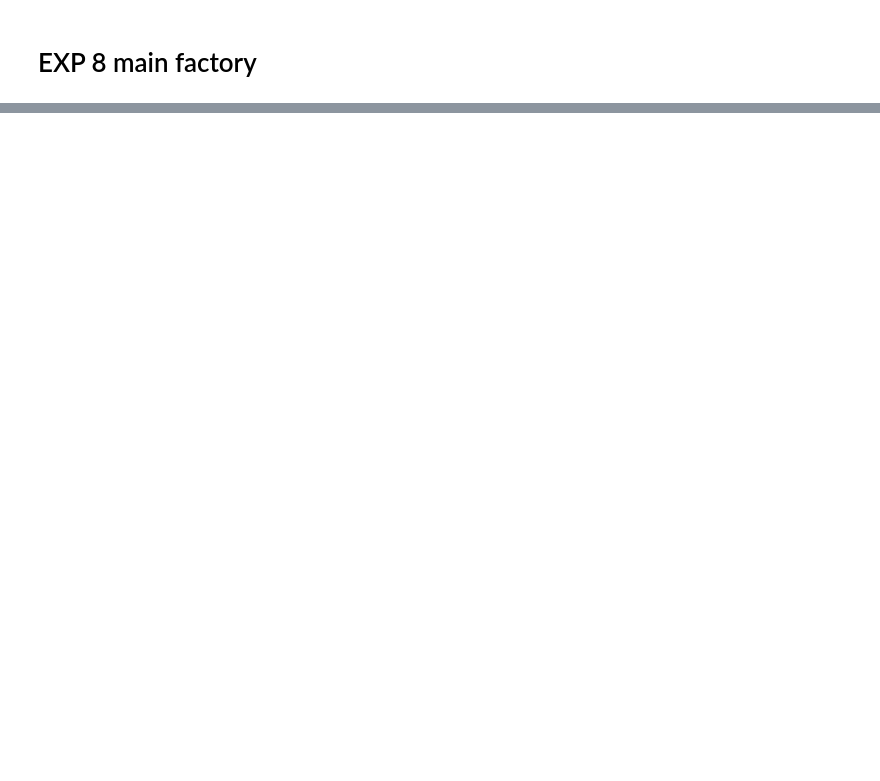
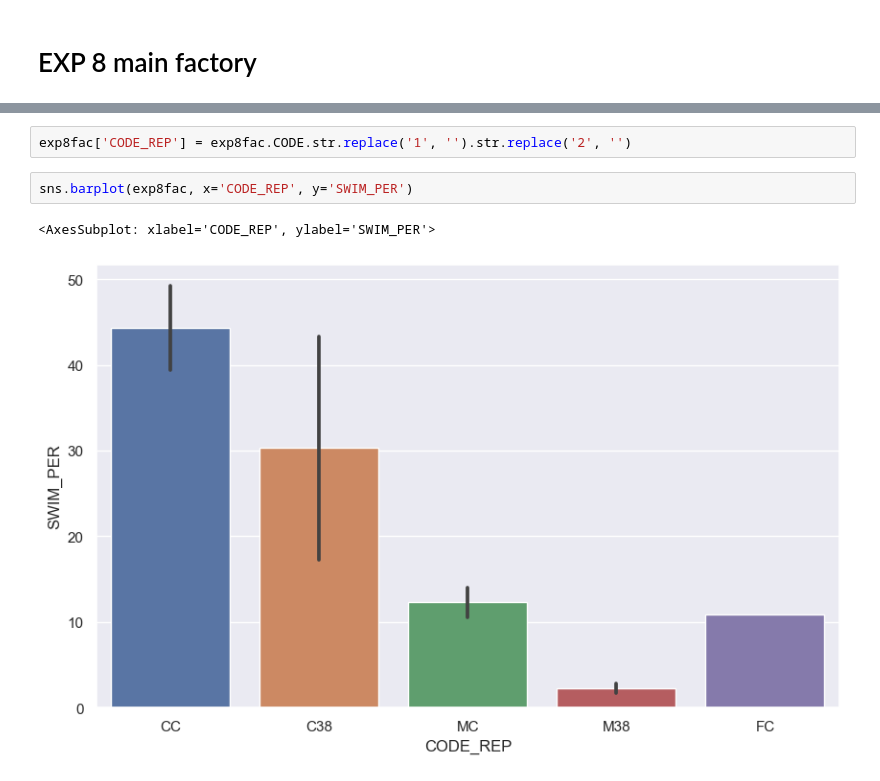
Before and after one commit to mitoclub/fish-strong-purifying-selection, a Jupyter notebook: notebooks/primary_stats.ipynb, the cells around one changed output, grey strips where cells are left out. Saved outputs shown, nothing was run; the diff lists cells and outputs as text; blank space fills up the shorter version.

```diff
--- a/notebooks/primary_stats.ipynb
+++ b/notebooks/primary_stats.ipynb
@@ -411,0 +472,7 @@ sns.barplot(exp5fac, x='CODE', y='SWIM_PER')
+# %%
+exp8fac['CODE_REP'] = exp8fac.CODE.str.replace('1', '').str.replace('2', '')
+# %%
+sns.barplot(exp8fac, x='CODE_REP', y='SWIM_PER')
+# %% [output]
+<AxesSubplot: xlabel='CODE_REP', ylabel='SWIM_PER'>
+[figure, added]
```
Also changed, not shown: parts of 29 cells of this notebook.
